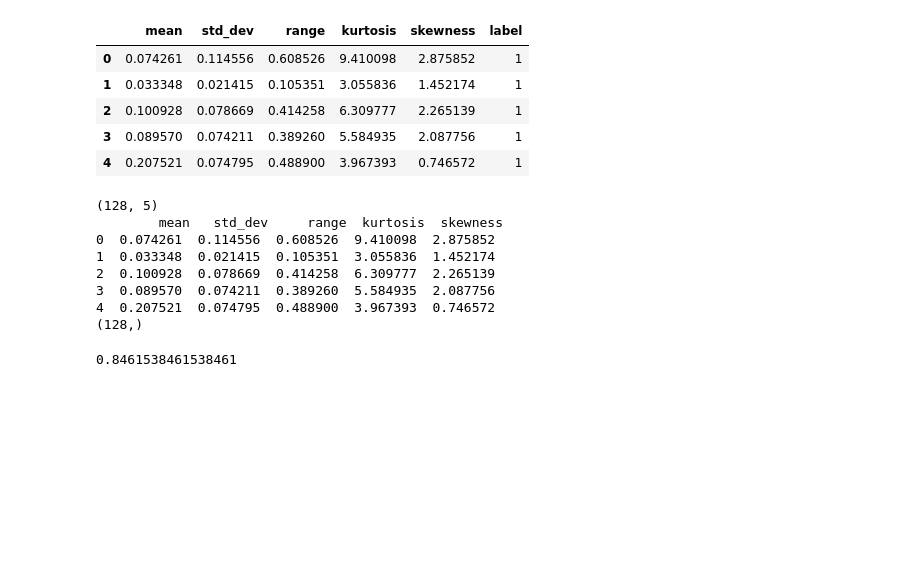
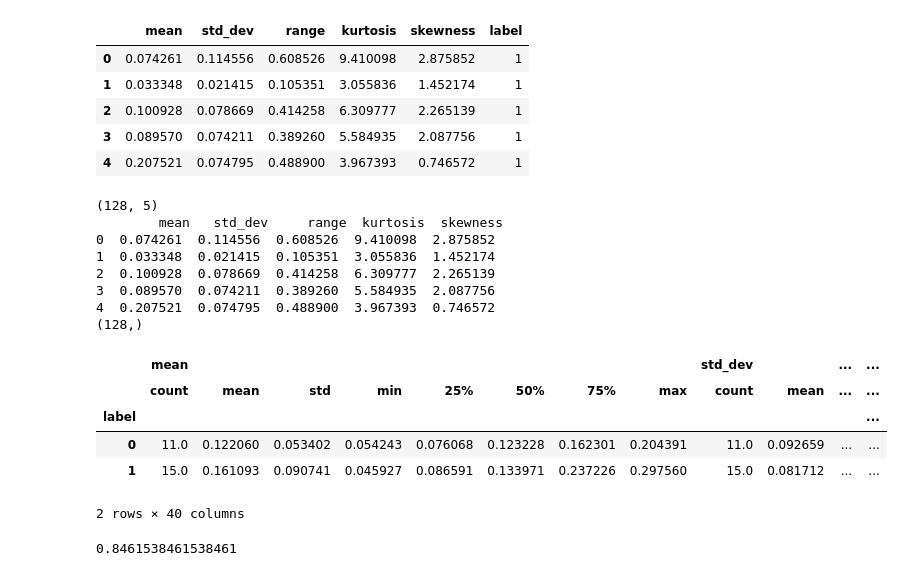
Before and after one commit to xinrose-lin/adversarial-prompt-detection, a Jupyter notebook: experiments-rose/classifier-v1.ipynb, the cells around one changed output. Drawn from its saved outputs; the diff is of its cells as text; code cells hidden in the pictures; blank space fills up the shorter version.

```diff
--- a/experiments-rose/classifier-v1.ipynb
+++ b/experiments-rose/classifier-v1.ipynb
@@ -101,6 +101,16 @@ print(y.shape)
 # %%
 # Splitting the dataset into training and testing sets
 X_train, X_test, y_train, y_test = train_test_split(X, y, test_size=0.2, random_state=42)
+# %%
+test_df = pd.concat([X_test, y_test], axis=1)
+test_df.groupby('label').describe()
+# %% [output]
+|  | mean |  |  |  |  |  |  |  | std_dev |  | ... | ... |
+|  | count | mean | std | min | 25% | 50% | 75% | max | count | mean | ... | ... |
+| label |  |  |  |  |  |  |  |  |  |  |  | ... |
+| 0 | 11.0 | 0.122060 | 0.053402 | 0.054243 | 0.076068 | 0.123228 | 0.162301 | 0.204391 | 11.0 | 0.092659 | ... | ... |
+| 1 | 15.0 | 0.161093 | 0.090741 | 0.045927 | 0.086591 | 0.133971 | 0.237226 | 0.297560 | 15.0 | 0.081712 | ... | ... |
+2 rows × 40 columns
 # %%
 clf = LogisticRegression(random_state=0).fit(X_train, y_train)
 clf.predict(X_test)
```
Also changed, not shown: parts of 4 cells of this notebook.
